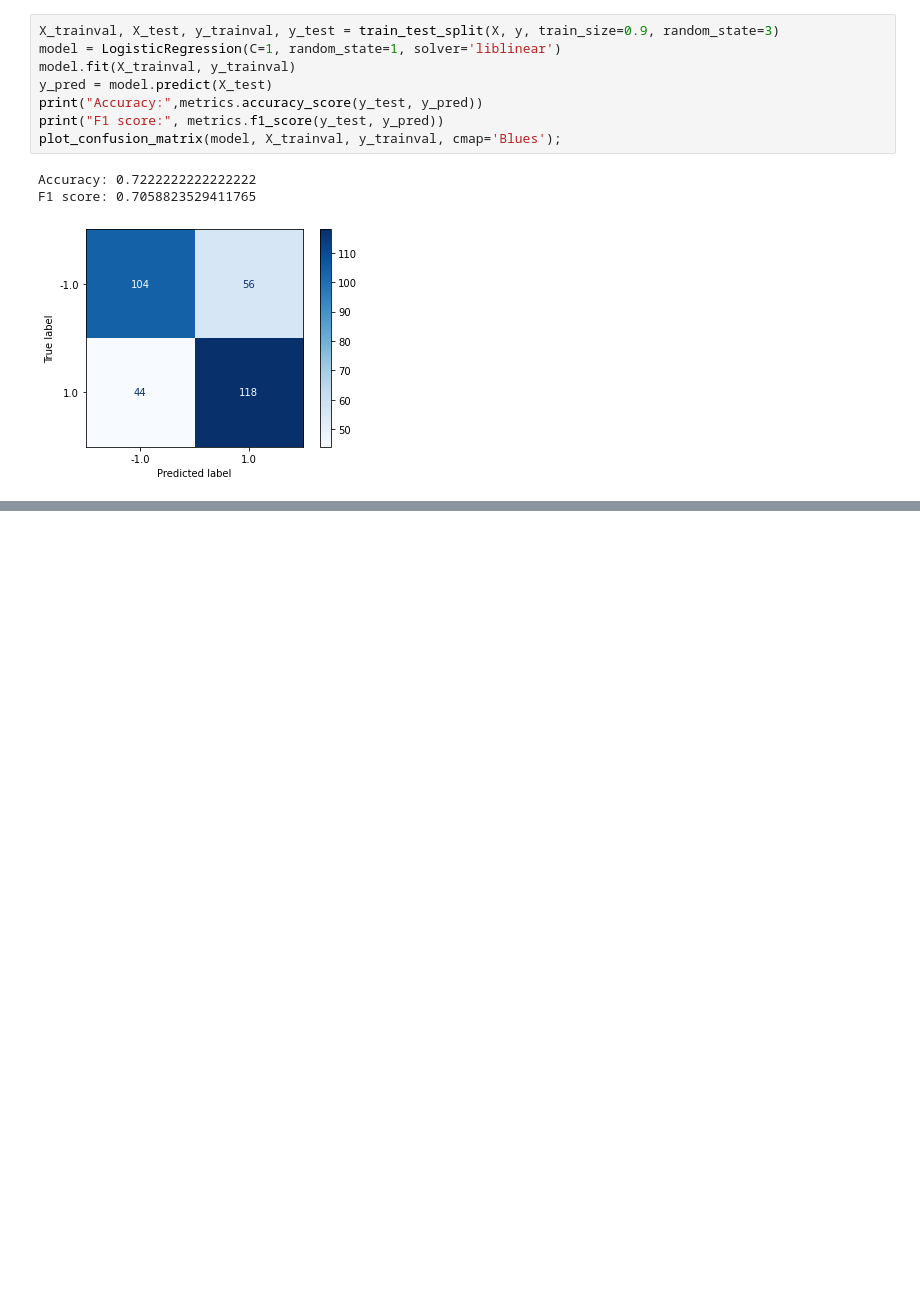
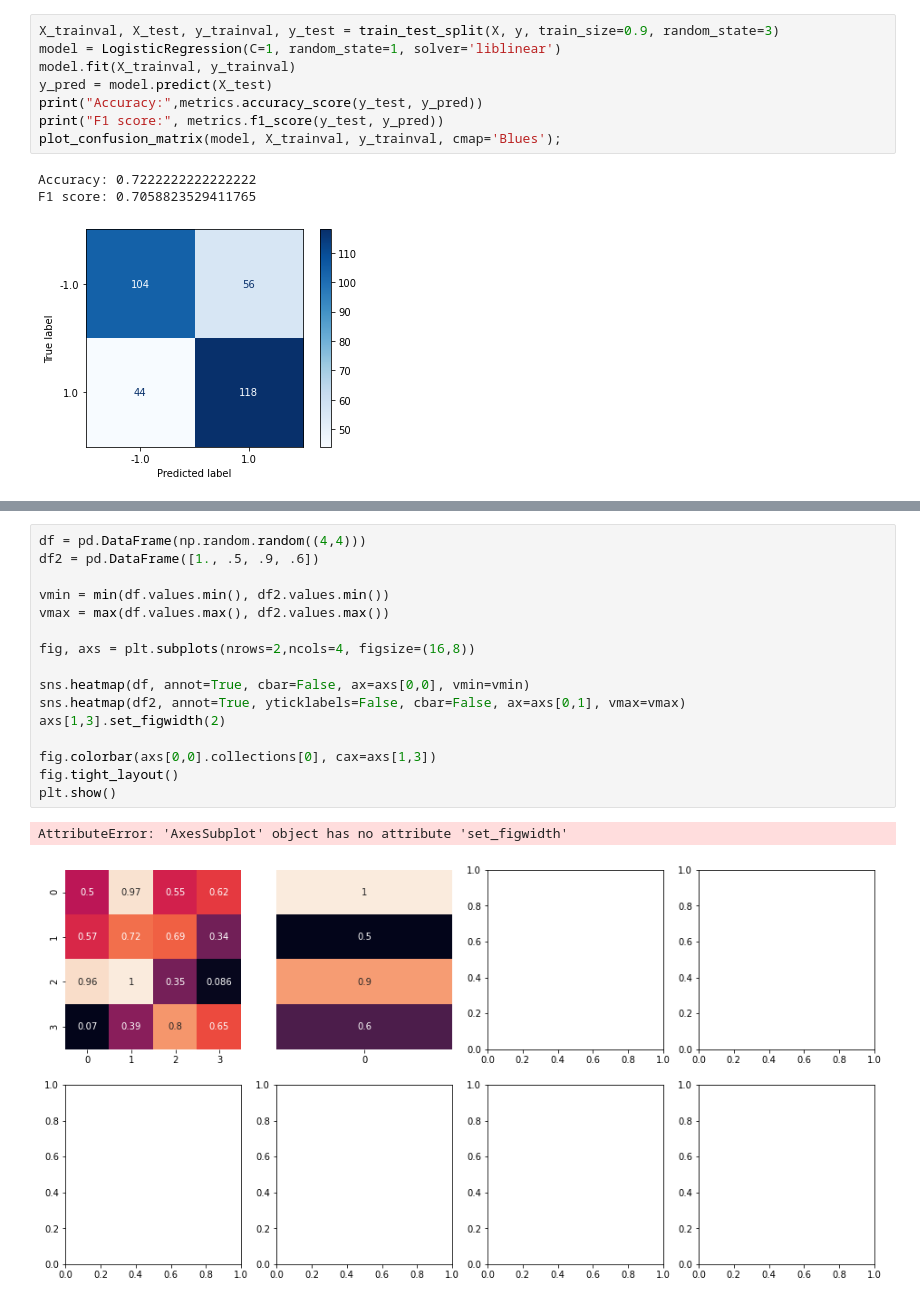
Before and after one commit to schiang28/Rouse, a Jupyter notebook: confusionmatrix.ipynb, the cells around one changed output, grey strips where cells are left out. Cells and saved outputs as stored; diff of their text form; blank space fills up the shorter version.

```diff
--- a/confusionmatrix.ipynb
+++ b/confusionmatrix.ipynb
@@ -80,0 +140,19 @@ plt.show()
+# %%
+df = pd.DataFrame(np.random.random((4,4)))
+df2 = pd.DataFrame([1., .5, .9, .6])
+
+vmin = min(df.values.min(), df2.values.min())
+vmax = max(df.values.max(), df2.values.max())
+
+fig, axs = plt.subplots(nrows=2,ncols=4, figsize=(16,8))
+
+sns.heatmap(df, annot=True, cbar=False, ax=axs[0,0], vmin=vmin)
+sns.heatmap(df2, annot=True, yticklabels=False, cbar=False, ax=axs[0,1], vmax=vmax)
+axs[1,3].set_figwidth(2)
+
+fig.colorbar(axs[0,0].collections[0], cax=axs[1,3])
+fig.tight_layout()
+plt.show()
+# %% [output]
+AttributeError: 'AxesSubplot' object has no attribute 'set_figwidth'
+[figure, added]
```
Also changed, not shown: parts of 3 cells of this notebook, 4 other files.
